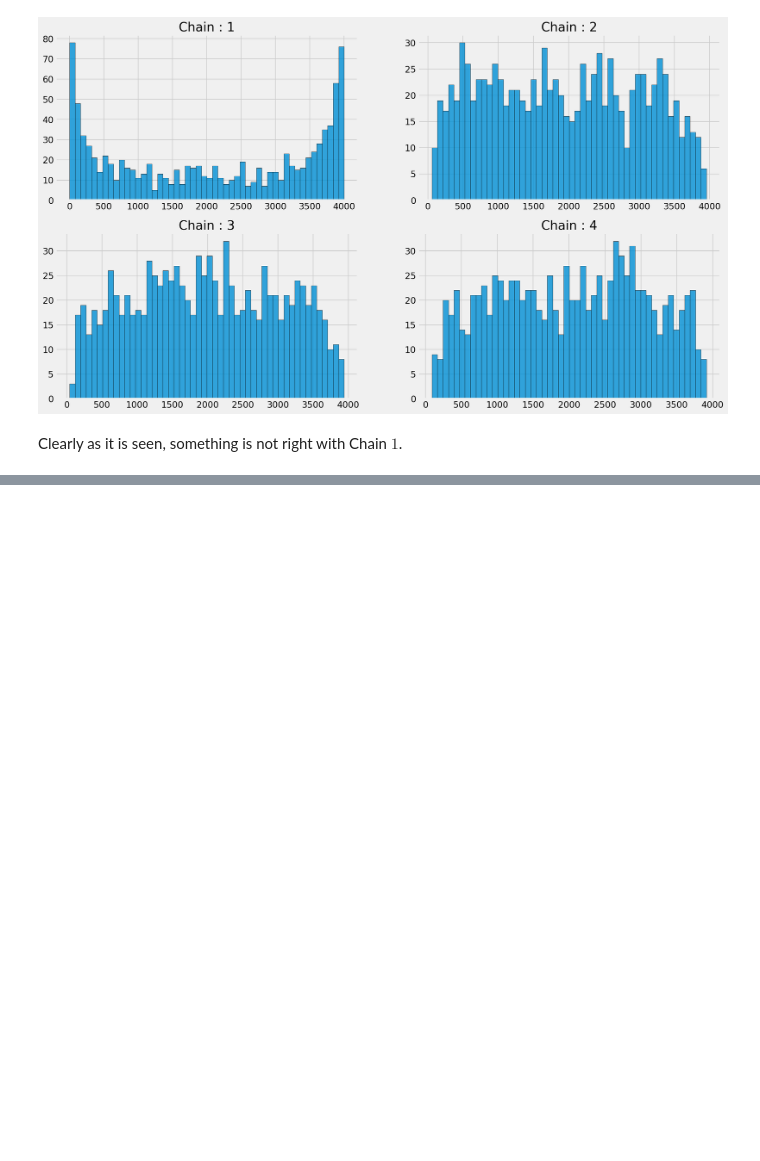
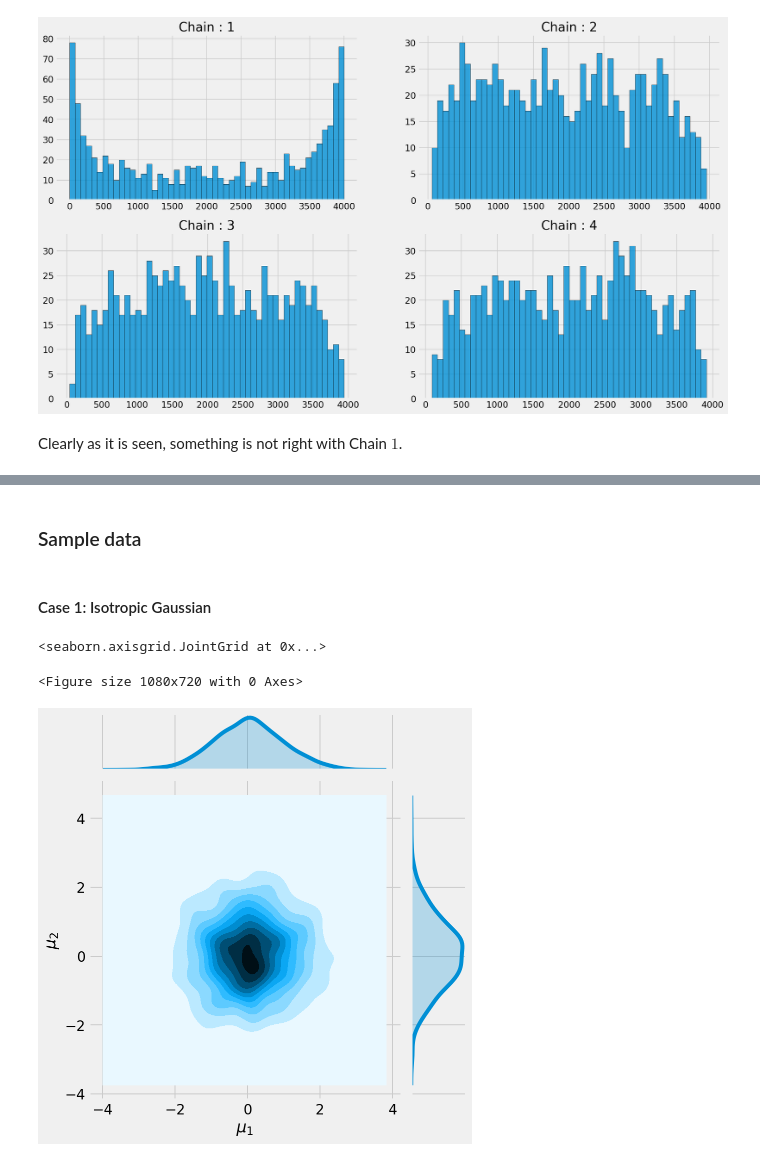
Before and after one commit to icweaver/pyHat, a Jupyter notebook: codes/toymodel_gaussian.ipynb, the cells around one changed output, grey strips where cells are left out. Drawn from its saved outputs; the diff is of its cells as text; code cells hidden in the pictures; blank space fills up the shorter version.

```diff
--- a/codes/toymodel_gaussian.ipynb
+++ b/codes/toymodel_gaussian.ipynb
@@ -283,0 +289,19 @@ Clearly as it is seen, something is not right with Chain $1$.
+# %% [markdown]
+### Sample data
+# %% [markdown]
+#### Case 1: Isotropic Gaussian
+# %%
+import seaborn as sns
+seed = 42
+np.random.seed(seed)
+mean = np.array([0, 0])
+sigma_iso = np.array([[1, 0], [0,1]])
+data_isotropic = np.random.multivariate_normal(mean = mean, cov = sigma_iso, size=10_00)
+
+fig = plt.figure(figsize=(15, 10))
+f = sns.jointplot(data_isotropic[:,0], data_isotropic[:,1], kind = 'kde')
+f.set_axis_labels(r'$\mu_1$', r'$\mu_2$', fontsize=16)
+# %% [output]
+<seaborn.axisgrid.JointGrid at 0x...>
+<Figure size 1080x720 with 0 Axes>
+[figure, added]
```
Also changed, not shown: parts of 63 cells of this notebook, 1 other file.
